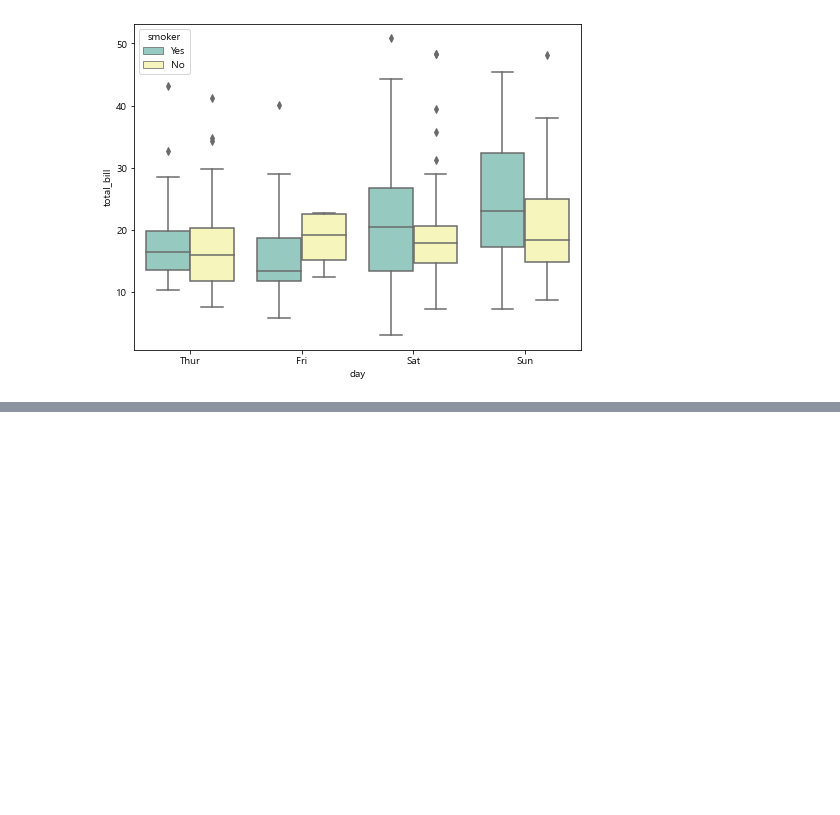
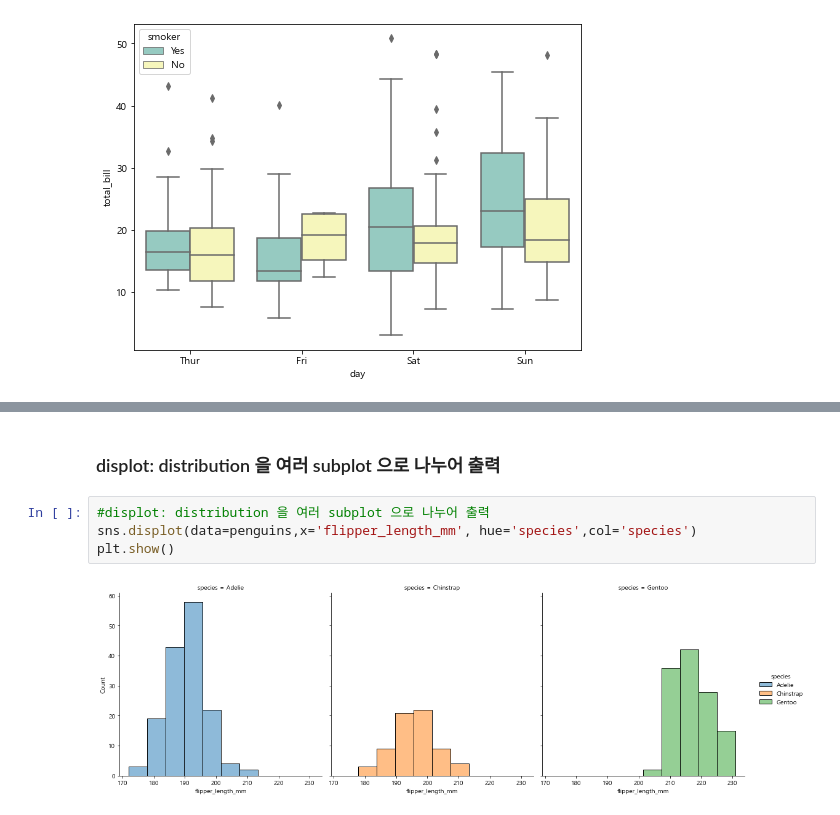
Before and after one commit to pillz9408/python, a Jupyter notebook: DataVisualize/seabornEx.ipynb, the cells around one changed output, grey strips where cells are left out. Saved outputs shown, nothing was run; the diff lists cells and outputs as text; blank space fills up the shorter version.

```diff
--- a/DataVisualize/seabornEx.ipynb
+++ b/DataVisualize/seabornEx.ipynb
@@ -42,0 +78,8 @@ plt.show()
+# %% [markdown]
+### displot: distribution 을 여러 subplot 으로 나누어 출력
+# %%
+#displot: distribution 을 여러 subplot 으로 나누어 출력
+sns.displot(data=penguins,x='flipper_length_mm', hue='species',col='species')
+plt.show()
+# %% [output]
+[figure, added]
```
Also changed, not shown: parts of 17 cells of this notebook.
